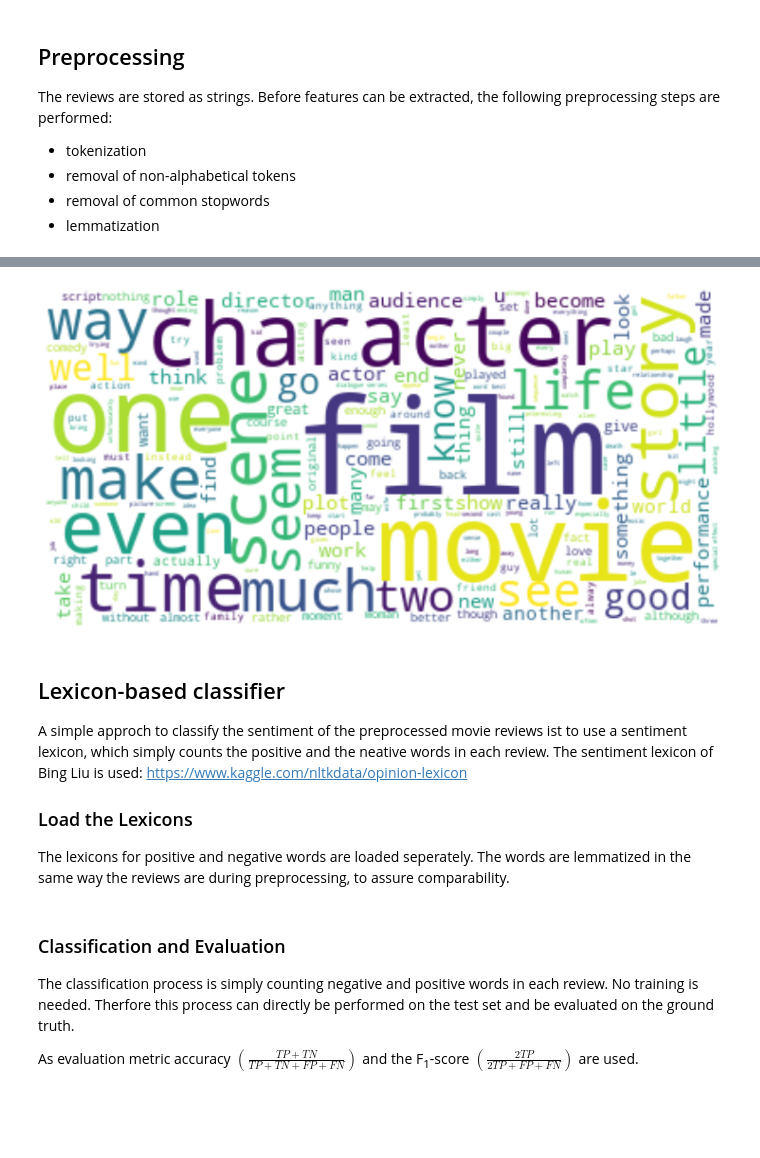
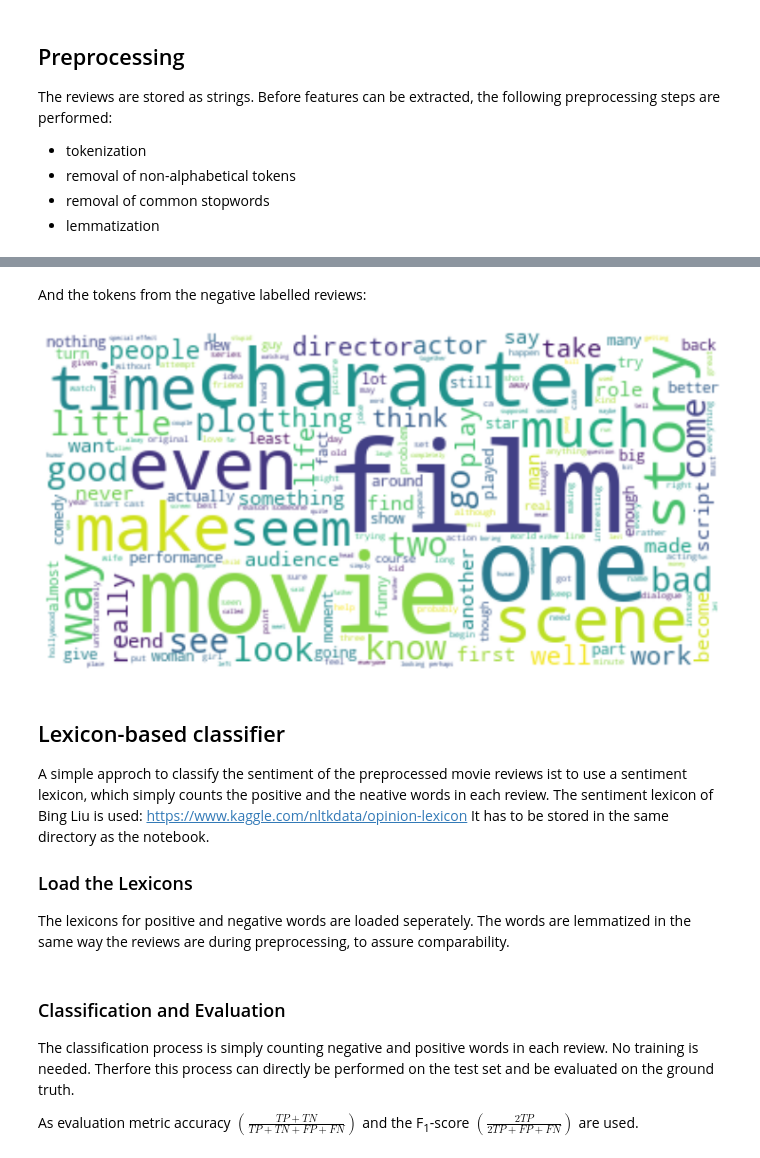
Before and after one commit to raffaelk/nlp-basics, a Jupyter notebook: sentiment_classification.ipynb, the cells around one changed output, grey strips where cells are left out. Drawn from its saved outputs; the diff is of its cells as text; code cells hidden in the pictures; blank space fills up the shorter version.

Commit message:
second wordcloud

```diff
--- a/sentiment_classification.ipynb
+++ b/sentiment_classification.ipynb
@@ -71,4 +71,4 @@ def load_reviews(path: str, label: str) -> pd.DataFrame:
 
 
 # load all positive and all negative reviews into a dataframe
-reviews_df = pd.concat([load_reviews(path_sent, 'neg'), load_reviews(path_sent, 'pos')])
+reviews_df = pd.concat([load_reviews(path_sent, 'neg'), load_reviews(path_sent, 'pos')]).reset_index()
@@ -157,4 +182,8 @@ def preprocess_review(string: str) -> List[str]:
 # preprocess train and test reviews and store them in separate lists
 train_reviews_pre = [preprocess_review(review) for review in train_reviews]
 test_reviews_pre = [preprocess_review(review) for review in test_reviews]
+
+# convert the label-arrays to lists
+train_labels = train_labels.tolist()
+test_labels = test_labels.tolist()
 # %% [markdown]
@@ -161,0 +191,12 @@ A fun way to visualize the tokens is with a word cloud:
+# %%
+all_reviews_token = pd.DataFrame({'tokens':(train_reviews_pre + test_reviews_pre),
+                                 'label': (train_labels + test_labels)})
+
+# create and display a wordcloud of all preprocessed tokens
+cloud = WordCloud(background_color='white').generate(
+    ' '.join([' '.join(el) for el in all_reviews_token[all_reviews_token['label'] == 'pos']['tokens']])
+)
+plt.figure(figsize=[2*6.4, 2*4.8])
+plt.imshow(cloud, interpolation='bilinear')
+plt.axis('off')
+plt.show()
@@ -162,18 +205,21 @@ A fun way to visualize the tokens is with a word cloud:
+# %% [markdown]
+And the tokens from the negative labelled reviews:
 # %%
 # create and display a wordcloud of all preprocessed tokens
 cloud = WordCloud(background_color='white').generate(
-    ' '.join([' '.join(el) for el in (train_reviews_pre + test_reviews_pre)])
+    ' '.join([' '.join(el) for el in all_reviews_token[all_reviews_token['label'] == 'neg']['tokens']])
 )
 plt.figure(figsize=[2*6.4, 2*4.8])
 plt.imshow(cloud, interpolation='bilinear')
 plt.axis('off')
 plt.show()
 # %% [output]
-[figure, old version]
+[figure, new version]
 # %% [markdown]
 ## Lexicon-based classifier
 
 A simple approch to classify the sentiment of the preprocessed movie reviews ist to use a sentiment lexicon, which simply counts the positive and the neative words in each review. The sentiment lexicon of Bing Liu is used: https://www.kaggle.com/nltkdata/opinion-lexicon
+It has to be stored in the same directory as the notebook.
 
 ### Load the Lexicons
 The lexicons for positive and negative words are loaded seperately. The words are lemmatized in the same way the reviews are during preprocessing, to assure comparability.
```
Also changed, not shown: parts of 11 cells of this notebook.
